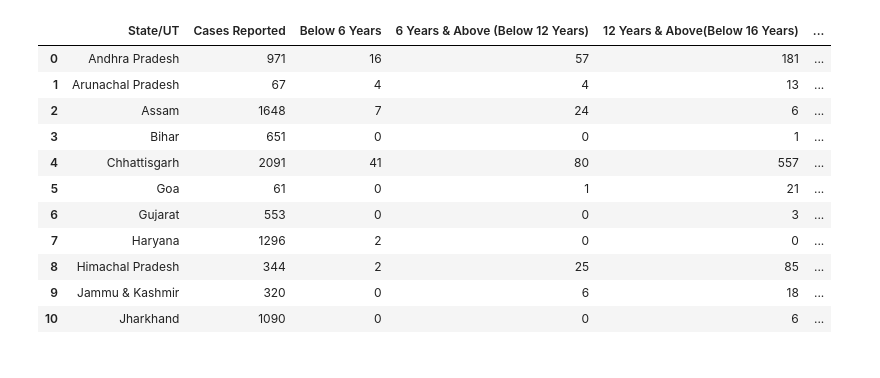
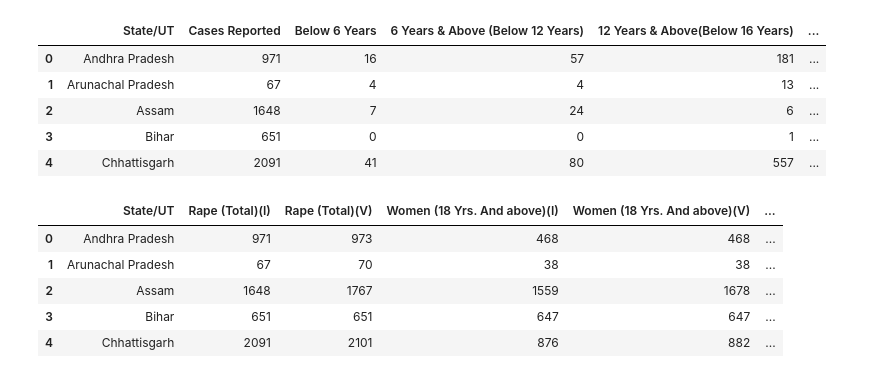
Before and after one commit to RajeevG187/Breaking-The-Scilence, a Jupyter notebook: DS250_project_EDA.ipynb, the cells around one changed output. Drawn from its saved outputs; the diff is of its cells as text; code cells hidden in the pictures.

```diff
--- a/DS250_project_EDA.ipynb
+++ b/DS250_project_EDA.ipynb
@@ -6,18 +72,21 @@ from matplotlib import pyplot as plt
 # %%
-dt0 = pd.read_csv('Rape_Data/Rape_under_Different_age_groups_2018.csv')
+Rape_under_Different_age_groups_2018 = pd.read_csv('Rape_Data/Rape_under_Different_age_groups_2018.csv')
+Rape_under_Different_age_groups_2018.head(5)
+# %% [output]
+|  | State/UT | Cases Reported | Below 6 Years | 6 Years & Above (Below 12 Years) | 12 Years & Above(Below 16 Years) | ... |
+| 0 | Andhra Pradesh | 971 | 16 | 57 | 181 | ... |
+| 1 | Arunachal Pradesh | 67 | 4 | 4 | 13 | ... |
+| 2 | Assam | 1648 | 7 | 24 | 6 | ... |
+| 3 | Bihar | 651 | 0 | 0 | 1 | ... |
+| 4 | Chhattisgarh | 2091 | 41 | 80 | 557 | ... |
-# %%
-dt0.head(11)
-# %% [output]
-|  | State/UT | Cases Reported | Below 6 Years | 6 Years & Above (Below 12 Years) | 12 Years & Above(Below 16 Years) | ... |
-| 0 | Andhra Pradesh | 971 | 16 | 57 | 181 | ... |
-| 1 | Arunachal Pradesh | 67 | 4 | 4 | 13 | ... |
-| 2 | Assam | 1648 | 7 | 24 | 6 | ... |
-| 3 | Bihar | 651 | 0 | 0 | 1 | ... |
-| 4 | Chhattisgarh | 2091 | 41 | 80 | 557 | ... |
-| 5 | Goa | 61 | 0 | 1 | 21 | ... |
-| 6 | Gujarat | 553 | 0 | 0 | 3 | ... |
-| 7 | Haryana | 1296 | 2 | 0 | 0 | ... |
-| 8 | Himachal Pradesh | 344 | 2 | 25 | 85 | ... |
-| 9 | Jammu & Kashmir | 320 | 0 | 6 | 18 | ... |
-| 10 | Jharkhand | 1090 | 0 | 0 | 6 | ... |
+# %%
+RapeCommited_I_V =pd.read_csv('Rape_Data/RapeCommited_I_V.csv')
+RapeCommited_I_V.head(5)
+# %% [output]
+|  | State/UT | Rape (Total)(I) | Rape (Total)(V) | Women (18 Yrs. And above)(I) | Women (18 Yrs. And above)(V) | ... |
+| 0 | Andhra Pradesh | 971 | 973 | 468 | 468 | ... |
+| 1 | Arunachal Pradesh | 67 | 70 | 38 | 38 | ... |
+| 2 | Assam | 1648 | 1767 | 1559 | 1678 | ... |
+| 3 | Bihar | 651 | 651 | 647 | 647 | ... |
+| 4 | Chhattisgarh | 2091 | 2101 | 876 | 882 | ... |
 # %%
```
Also changed, not shown: parts of 21 cells of this notebook.
